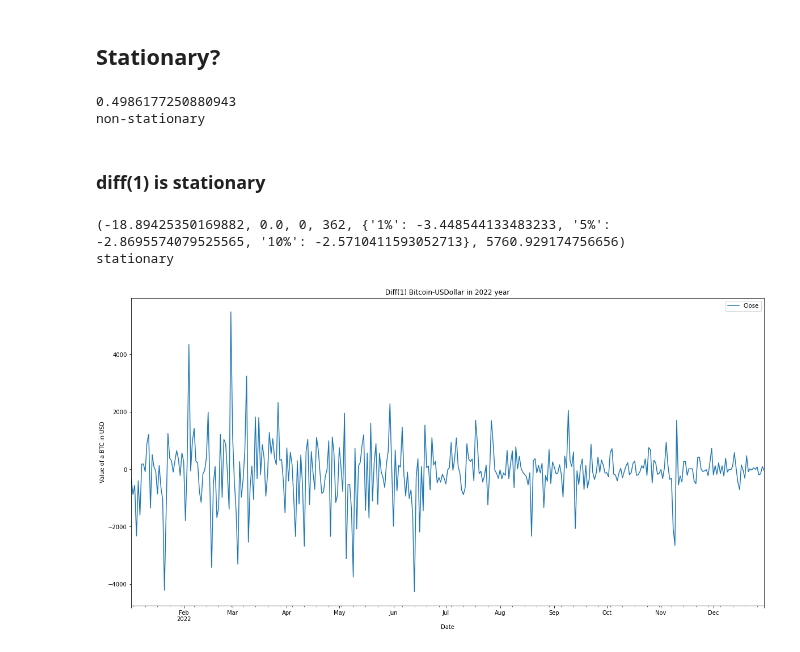
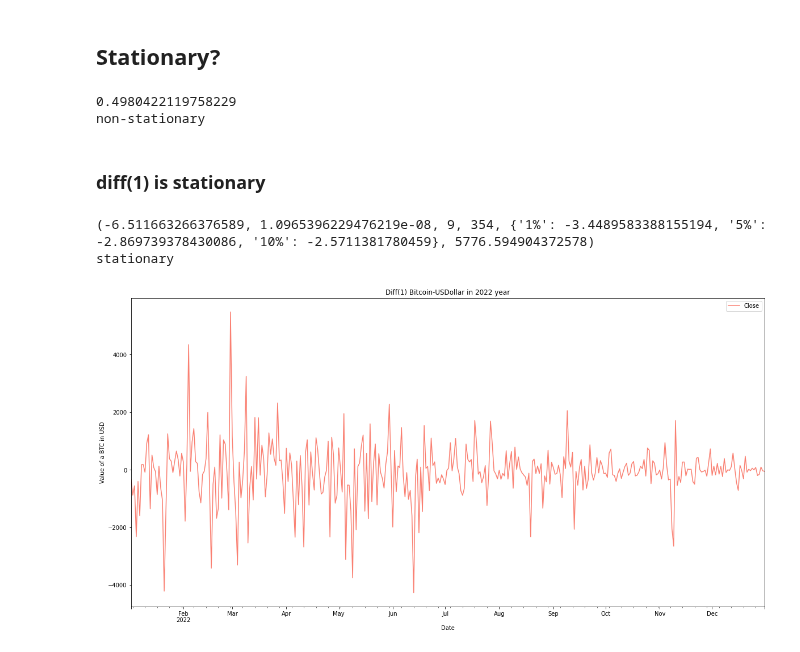
Before and after one commit to amyrmahdy/pets, a Jupyter notebook: AI/time_series/bitcoin/main.ipynb, the cells around one changed output. Cells and saved outputs as stored; diff of their text form; code cells hidden in the pictures.

```diff
--- a/AI/time_series/bitcoin/main.ipynb
+++ b/AI/time_series/bitcoin/main.ipynb
@@ -11,7 +17,7 @@ from statsmodels.graphics.tsaplots import plot_acf,plot_pacf
 ## Dataset
 # %%
 start = "2022-01-01"
-end = "2022-12-31"
+end = "2023-01-01"
 df = yf.download('BTC-USD', start = start, end = end)
 # %% [output]
 [*********************100%***********************]  1 of 1 completed
@@ -58,7 +80,7 @@ if pvalue < 0.05:
 else:
     print("non-stationary")
 # %% [output]
-0.4986177250880943
+0.4980422119758229
 non-stationary
 # %% [markdown]
 ### diff(1) is stationary
@@ -71,10 +93,10 @@ if pvalue < 0.05:
 else:
     print("non-stationary")
 # %% [output]
-(-18.89425350169882, 0.0, 0, 362, {'1%': -3.448544133483233, '5%': -2.8695574079525565, '10%': -2.5710411593052713}, 5760.929174756656)
+(-6.511663266376589, 1.0965396229476219e-08, 9, 354, {'1%': -3.4489583388155194, '5%': -2.869739378430086, '10%': -2.5711381780459}, 5776.594904372578)
 stationary
 # %%
-close.diff(1).dropna().plot(y = "Close", title = "Diff(1) Bitcoin-USDollar in 2022 year", ylabel = "Value of a BTC in USD", figsize = (20,10))
+close.diff(1).dropna().plot(y = "Close", title = "Diff(1) Bitcoin-USDollar in 2022 year", ylabel = "Value of a BTC in USD", figsize = (20,10), c = 'salmon')
 plt.show()
 # %% [output]
-[figure, old version]
+[figure, new version]
```
Also changed, not shown: parts of 28 cells of this notebook.
